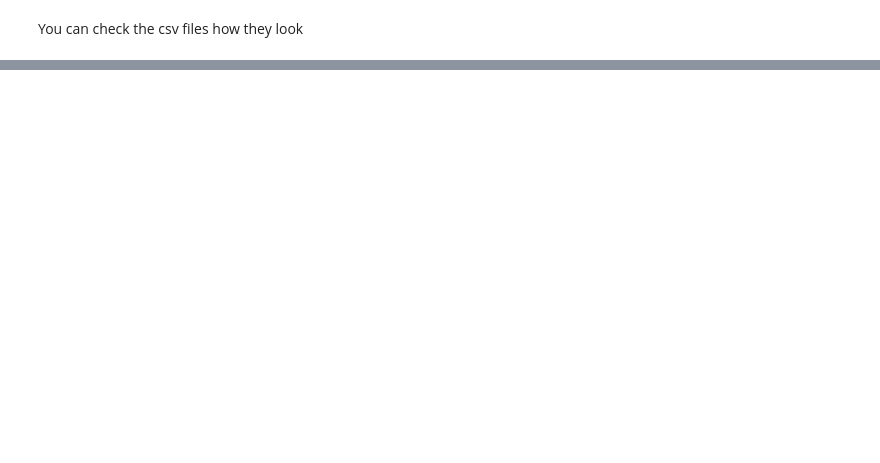
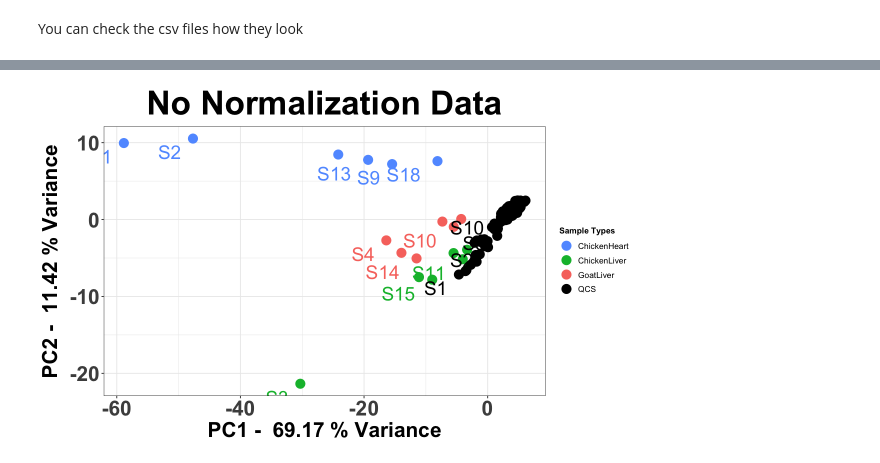
Before and after one commit to Jintonic0226/QCS_Pipeline, a Jupyter notebook: QCS_Pipeline/Tutorial/Tutorial.ipynb, the cells around one changed output, grey strips where cells are left out. Cells and saved outputs as stored; diff of their text form; code cells hidden in the pictures; blank space fills up the shorter version.

```diff
--- a/QCS_Pipeline/Tutorial/Tutorial.ipynb
+++ b/QCS_Pipeline/Tutorial/Tutorial.ipynb
@@ -85,0 +530,82 @@ sample_set_1 <- c("ChickenHeart", "ChickenLiver", "GoatLiver") ## change sample
+# %%
+## PCA plot ##
+# no norm #
+library(ggplot2)
+library(stringr)
+library(zoo)
+library(dplyr)
+
+# Format PCA plot
+options(repr.plot.width = 10, repr.plot.height = 6)  # Adjust width and height as desired
+cat("\033[1mPCA plot for no normalization dataset\033[0m\n")
+
+# Convert all columns combined_batch_data_df as numeric
+combined_batch_data_df_numeric <- combined_batch_data_df %>%
+  mutate_all(as.numeric)
+
+# Extract combined_batch_data df
+adjusted <- combined_batch_data_df_numeric[, -(1:3)]
+batch_matrix <- data.frame(adjusted)
+sample_ID <- str_extract(colnames(batch_matrix), "(S|m/z)\\d+")
+
+# Create the regular expression pattern for sample_set
+pattern <- paste(sample_set_1, collapse = "|")
+
+# Extract sample types from column names using the defined pattern
+sample_types <- str_extract(colnames(batch_matrix), pattern)
+sample_types[is.na(sample_types)] <- "QCS"
+
+# Transpose the data so that samples are on rows and features on columns
+batch_data_t <- t(as.matrix(batch_matrix))
+
+# Create a new data frame with the transposed matrix
+batch_data_t_df <- as.data.frame(batch_data_t)
+
+# Perform PCA, assuming batch_data_t_df contains the transposed data
+batch_pca <- prcomp(batch_data_t_df, center = TRUE, scale. = TRUE)
+
+# Create a data frame for plotting the PCA
+pca_data <- data.frame(Sample = sample_ID, batch_pca$x)
+
+# Plot PCA with colored sample dots based on sample type
+pca_data$Score <- pca_data$PC1 + pca_data$PC2
+pca_data$Type <- sample_types
+
+# Calculate the PC1 and PC2 scores
+pc1_score <- batch_pca$sdev[1]^2
+pc2_score <- batch_pca$sdev[2]^2
+
+# Calculate the total score as the sum of PC1 and PC2 scores
+total_score <- pc1_score + pc2_score
+
+# Display the score
+total_score_text_recon <- paste("Total Score:", round(total_score / sum(batch_pca$sdev^2) * 100, 2), "%")
+cat(total_score_text_recon)
+
+# Generate a color palette for tissue types, with "QCS" always in black
+unique_types <- unique(sample_types[sample_types != "QCS"])
+color_palette <- scales::hue_pal()(length(unique_types))
+color_mapping <- c("QCS" = "black", setNames(color_palette, unique_types))
+
+# PCA plot
+plot <- ggplot(pca_data, aes(x = PC1, y = PC2, color = Type, label = Sample)) +
+  geom_point(size = 5) +
+  geom_text(hjust = 1.5, vjust = 1.5, size = 8, check_overlap = TRUE, show.legend = FALSE) +
+  xlab(paste("PC1 - ", round(batch_pca$sdev[1]^2 / sum(batch_pca$sdev^2) * 100, 2), "% Variance")) +
+  ylab(paste("PC2 - ", round(batch_pca$sdev[2]^2 / sum(batch_pca$sdev^2) * 100, 2), "% Variance")) +
+  ggtitle("No Normalization Data") +
+  labs(color = "Sample Types") +
+  scale_color_manual(values = color_mapping) +  # Apply custom colors
+  theme_bw() +
+  theme(
+    # these are here for editing plot title, text, axis title and more
+    legend.position = "right",
+    legend.title = element_text(size = 10, face = 'bold'),
+    legend.text = element_text(size = 10),
+    axis.text = element_text(size = 25, face = 'bold'),
+    axis.title = element_text(size = 25, face = 'bold'),
+    plot.title = element_text(size = 40, hjust = 0.5, face = 'bold')
+  )
+
+print(plot)
+# %% [output]
@@ -85,0 +614 @@ sample_set_1 <- c("ChickenHeart", "ChickenLiver", "GoatLiver") ## change sample
+[figure, added]
```
Also changed, not shown: parts of 36 cells of this notebook.
